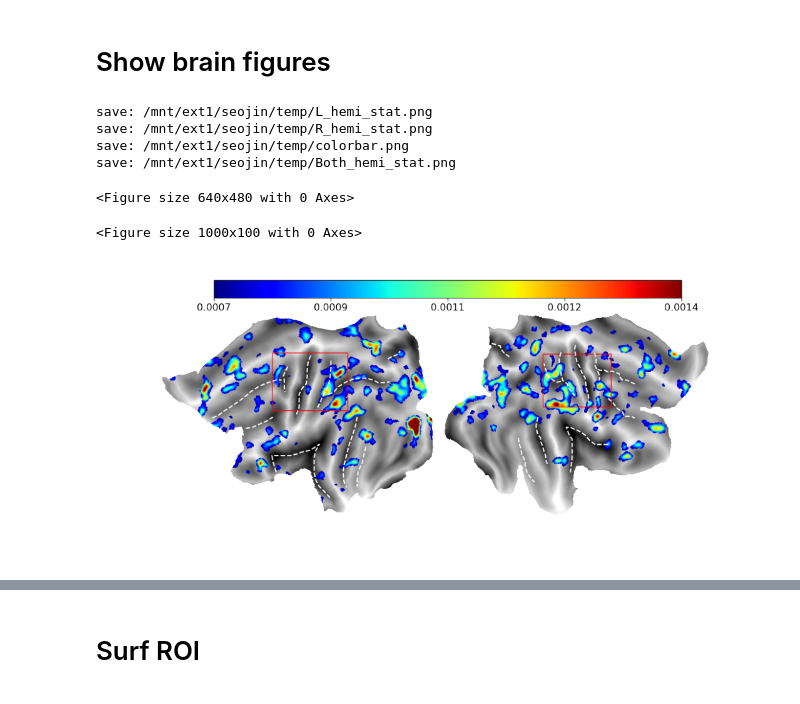
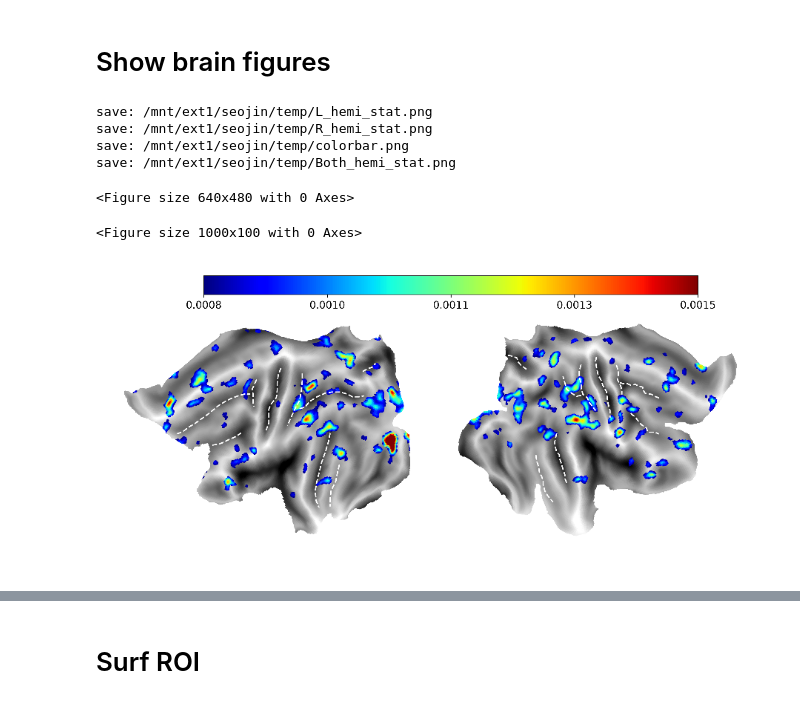
Before and after one commit to SeojinYoon/Seojin_commonTool, a Jupyter notebook: Module/Brain_Surface/Surface_stat_both.ipynb, the cells around one changed output, grey strips where cells are left out. Saved outputs shown, nothing was run; the diff lists cells and outputs as text; code cells hidden in the pictures.

```diff
--- a/Module/Brain_Surface/Surface_stat_both.ipynb
+++ b/Module/Brain_Surface/Surface_stat_both.ipynb
@@ -150,33 +137,35 @@ save: /mnt/ext1/seojin/temp/both_hemi_coverage.png
 l_t_stat = ttest_1samp(l_surf_data_onMove, axis = 1, popmean = 0)
 r_t_stat = ttest_1samp(r_surf_data_onMove, axis = 1, popmean = 0)
 
+l_surf_onMove_mean = np.mean(l_surf_data_onMove, axis = 1)
+r_surf_onMove_mean = np.mean(r_surf_data_onMove, axis = 1)
+
 # threshold
-threshold = np.mean(np.r_[l_smoothed_data_onMove[l_t_stat.pvalue < 0.05], r_smoothed_data_onMove[r_t_stat.pvalue < 0.05]])
+threshold = np.mean(np.r_[l_surf_onMove_mean[l_t_stat.pvalue < 0.05], r_surf_onMove_mean[r_t_stat.pvalue < 0.05]])
 threshold = round_down(threshold, 4)
 
 # max scale
-max_scale = np.mean(np.r_[l_smoothed_data_onMove[l_t_stat.pvalue < 0.00001], r_smoothed_data_onMove[r_t_stat.pvalue < 0.00001]])
+max_scale = np.mean(np.r_[l_surf_onMove_mean[l_t_stat.pvalue < 0.00001], r_surf_onMove_mean[r_t_stat.pvalue < 0.00001]])
 max_scale = round_down(max_scale, 4)
 # %% [markdown]
 # Show brain figures
 # %%
 fig, axis = show_both_hemi_stats(l_stat = l_smoothed_data_onMove,
                                  r_stat = r_smoothed_data_onMove,
                                  threshold = threshold,
                                  cscale = (threshold, max_scale),
                                  save_dir_path = save_dir_path,
-                                 left_bounding_box = left_bounding_box,
-                                 right_bounding_box = right_bounding_box,
-                                 is_focusing_bounding_box = False,
-                                 zoom = 0.7)
+                                 left_bounding_box = None, # left_bounding_box,
+                                 right_bounding_box = None, # right_bounding_box,
+                                 is_focusing_bounding_box = False)
 # %% [output]
 save: /mnt/ext1/seojin/temp/L_hemi_stat.png
 save: /mnt/ext1/seojin/temp/R_hemi_stat.png
 save: /mnt/ext1/seojin/temp/colorbar.png
 save: /mnt/ext1/seojin/temp/Both_hemi_stat.png
 <Figure size 640x480 with 0 Axes>
 <Figure size 1000x100 with 0 Axes>
-[figure, old version]
+[figure, new version]
 # %%
 colorbar_path = "/mnt/ext1/seojin/temp/colorbar.png"
 fig, axis, ticks = make_colorbar(threshold, max_scale, figsize = (1, 4), orientation = "vertical", fontsize = 24)
```
Also changed, not shown: parts of 5 cells of this notebook, 18 other files.
